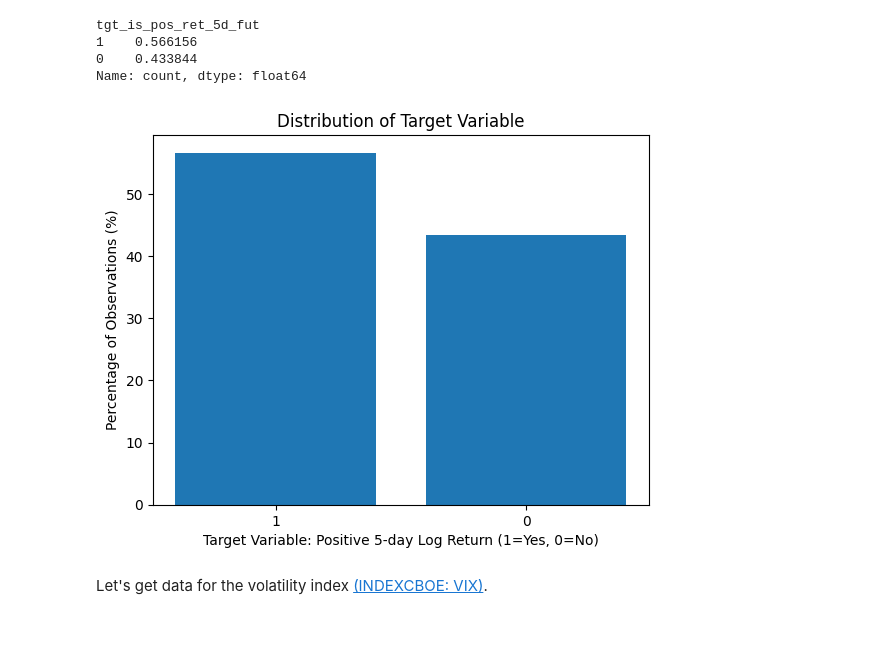
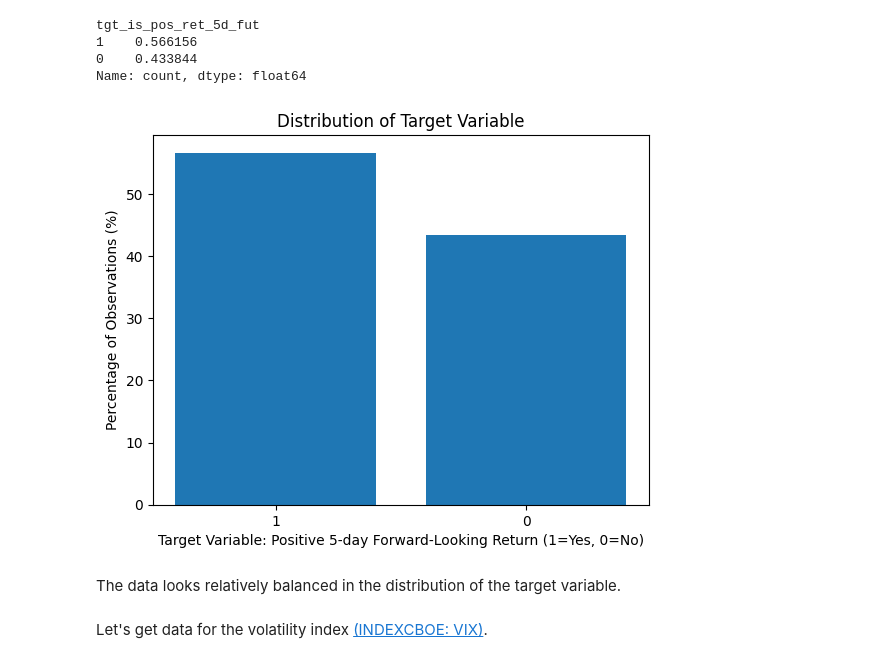
Before and after one commit to udacity/optimizing-ai-strategies, a Jupyter notebook: project/project.ipynb, the cells around one changed output. Cells and saved outputs as stored; diff of their text form; code cells hidden in the pictures; blank space fills up the shorter version.

```diff
--- a/project/project.ipynb
+++ b/project/project.ipynb
@@ -144,12 +145,16 @@ plt.show()
 # %% [output]
 [figure]
 # %%
-# Create prediction target variables for future 5-day return
-data["tgt_ret_5d_fut"] = data["Adj Close"].shift(-5) / data["Adj Close"] - 1
-data["tgt_is_pos_ret_5d_fut"] = (data["tgt_ret_5d_fut"] > 0).astype(int)
+# Create prediction target candidates for future 5-day return
+data["tgt_ret_5d_fut"] = data["Adj Close"].shift(-5) / data["Adj Close"] - 1    # Future 5-day return
+data["tgt_is_pos_ret_5d_fut"] = (data["tgt_ret_5d_fut"] > 0).astype(int)        # Future 5-day return is positive
+data["tgt_is_gt10_ret_5d_fut"] = (data["tgt_ret_5d_fut"] > 0.1).astype(int)     # Future 5-day return is greater than 10%
+# %%
+# Pick one
+target_col_name = "tgt_is_pos_ret_5d_fut"
 # %%
 # Inspect the distribution of the target variable
-target_value_counts = data["tgt_is_pos_ret_5d_fut"].value_counts()
+target_value_counts = data[target_col_name].value_counts()
 target_value_counts / len(data)
 # %% [output]
 tgt_is_pos_ret_5d_fut
@@ -159,13 +164,15 @@ Name: count, dtype: float64
 # %%
 target_value_percentages = target_value_counts / len(data) * 100
 
 plt.bar(target_value_percentages.index.astype(str), target_value_percentages.values)
-plt.xlabel("Target Variable: Positive 5-day Log Return (1=Yes, 0=No)")
+plt.xlabel("Target Variable: Positive 5-day Forward-Looking Return (1=Yes, 0=No)")
 plt.ylabel("Percentage of Observations (%)")
 plt.title("Distribution of Target Variable")
 plt.show()
 # %% [output]
-[figure, old version]
+[figure, new version]
+# %% [markdown]
+The data looks relatively balanced in the distribution of the target variable.
 # %% [markdown]
 Let's get data for the volatility index [(INDEXCBOE: VIX)](https://www.cboe.com/tradable_products/vix/).
 # %%
```
Also changed, not shown: parts of 97 cells of this notebook.
